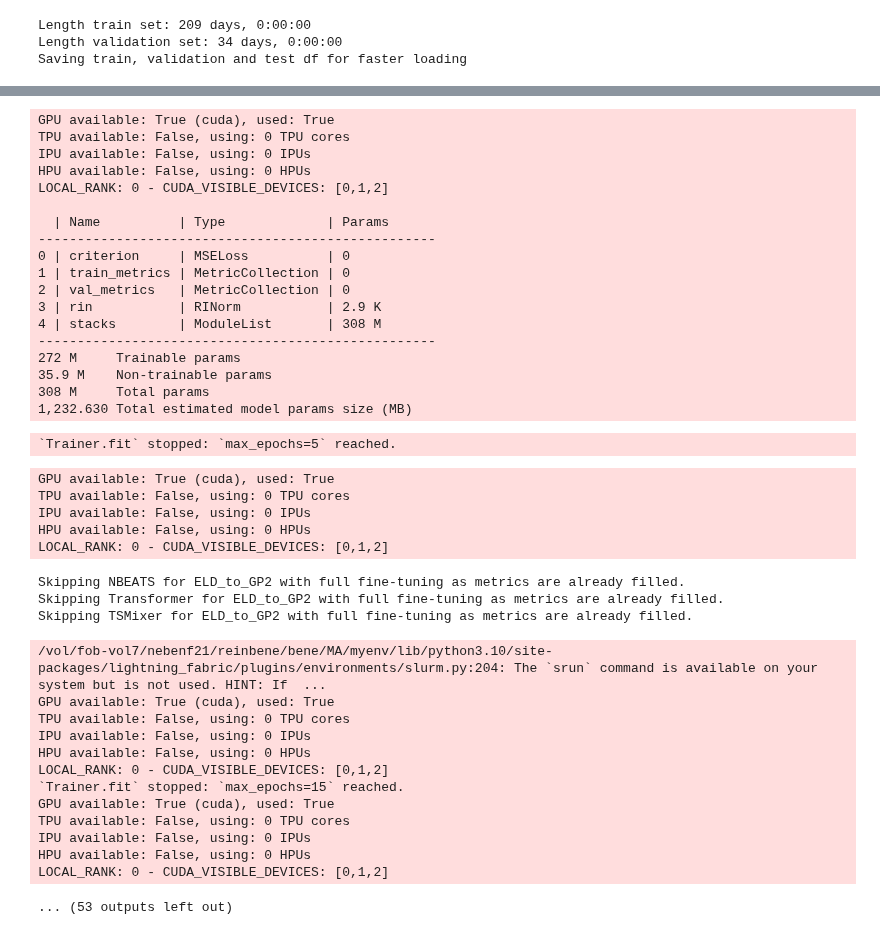
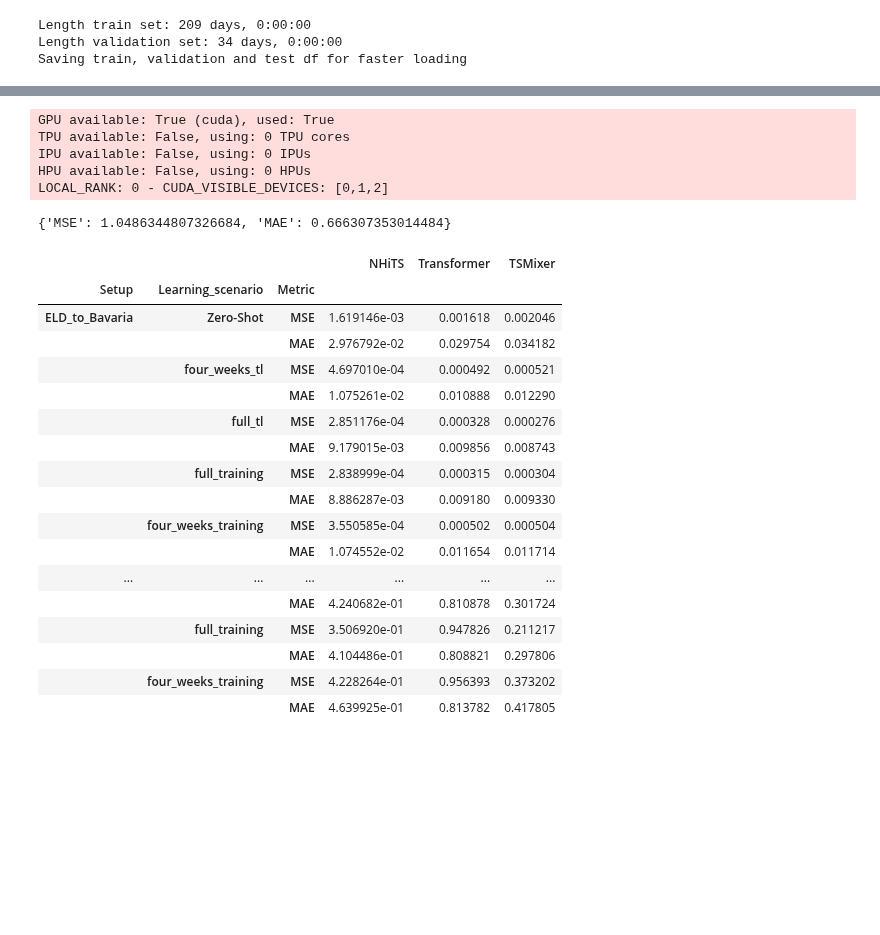
Before and after one commit to ben10ben/thesis, a Jupyter notebook: src/darts_full_implementation.ipynb, the cells around one changed output, grey strips where cells are left out. Drawn from its saved outputs; the diff is of its cells as text; code cells hidden in the pictures; blank space fills up the shorter version.

```diff
--- a/src/darts_full_implementation.ipynb
+++ b/src/darts_full_implementation.ipynb
@@ -11,10 +11,12 @@ import pickle
 import pandas as pd
 import config
 import copy
+from pytorch_lightning.callbacks import ModelCheckpoint
+from pytorch_lightning.callbacks.early_stopping import EarlyStopping
+
 
 # Constants
 DEVICE = [1]
-NUM_EPOCHS = 5
 IN_LEN = 96
 OUT_LEN = 96
 LOSS_FN = torch.nn.MSELoss()
@@ -23,13 +25,16 @@ NUM_STACKS = 4
 NUM_BLOCKS = 2
 NUM_LAYERS = 2
 COEFFS_DIM = 5
-DROPOUT = 0.2
-VERBOSE = False
+DROPOUT = 0.25
+VERBOSE = True
 TRAIN_EPOCHS = 15
 TUNE_EPOCHS = 5
 four_weeks = -24*7*4
+LR = 0.005
 
 metrics_output_path = config.CONFIG_OUTPUT_PATH["darts"] / "darts_metrics.csv"
+
+model_path = config.CONFIG_MODEL_LOCATION["darts"]
 # %%
 def extend_source_to_target_id_count(source, target):
     source_id_count = source["train"].shape[1]
@@ -245,14 +276,14 @@ tl_setups = {
     "GP2_to_ELD" : (gp_dict, electricity_dict)
      }
 # %%
-# Initialize the DataFrame
 models = {
     "NHiTS": train_nhits,
-    "NBEATS": train_nbeats,
+  #  "NBEATS": train_nbeats,
     "Transformer": train_transformer,
     "TSMixer": train_tsmixer
 }
 
+# Initialize the DataFrame
 try:
     results_df = pd.read_csv(metrics_output_path, index_col=[0, 1, 2])
 except FileNotFoundError:
@@ -277,6 +308,7 @@ def run_model_tl(setup_name, tl_data):
     target_fine_tuning = tl_data["target_fine_tuning"]
     target_test = tl_data["target_test"]
     target_train = tl_data["target_train"]
+    #target_val = tl_data["target_validation"]
 
     for model_name, model_func in models.items():
         if is_metric_filled(setup_name, model_name, "full_tl"):
@@ -294,7 +326,7 @@ def run_model_tl(setup_name, tl_data):
         print(f"Metrics updated for {model_name} in {setup_name} with zero-shot fine-tuning: MAE = {metrics['MAE']}, MSE = {metrics['MSE']}")
 
         # Fine-tune on small target train set (four_weeks_tl)
-        model = fine_tune_model(model, target_fine_tuning, epochs=TUNE_EPOCHS)
+        model = fine_tune_model(model, target_fine_tuning, epochs=TUNE_EPOCHS + 5)
         metrics = evaluate(model, target_test)
         update_metrics(setup_name, model_name, "four_weeks_tl", metrics['MAE'], metrics['MSE'])
 
@@ -336,10 +368,5 @@ for setup_name, (source_data, target_data) in tl_setups.items():
     run_model_tl(setup_name, tl_data)
     train_baselines(setup_name, tl_data)
 
-
-# split source/target df into 2 index columns
-results_df.to_csv(metrics_output_path)
-
-# Drop rows with NaN values and save the final results
 results_df
 # %% [output]
@@ -393,40 +417,24 @@ LOCAL_RANK: 0 - CUDA_VISIBLE_DEVICES: [0,1,2]
 GPU available: True (cuda), used: True
 TPU available: False, using: 0 TPU cores
 IPU available: False, using: 0 IPUs
 HPU available: False, using: 0 HPUs
 LOCAL_RANK: 0 - CUDA_VISIBLE_DEVICES: [0,1,2]
-
-  | Name          | Type             | Params
----------------------------------------------------
-0 | criterion     | MSELoss          | 0
-1 | train_metrics | MetricCollection | 0
-2 | val_metrics   | MetricCollection | 0
-3 | rin           | RINorm           | 2.9 K
-4 | stacks        | ModuleList       | 308 M
----------------------------------------------------
-272 M     Trainable params
-35.9 M    Non-trainable params
-308 M     Total params
-1,232.630 Total estimated model params size (MB)
-`Trainer.fit` stopped: `max_epochs=5` reached.
+{'MSE': 1.0486344807326684, 'MAE': 0.666307353014484}
-GPU available: True (cuda), used: True
-TPU available: False, using: 0 TPU cores
-IPU available: False, using: 0 IPUs
-HPU available: False, using: 0 HPUs
-LOCAL_RANK: 0 - CUDA_VISIBLE_DEVICES: [0,1,2]
-Skipping NBEATS for ELD_to_GP2 with full fine-tuning as metrics are already filled.
-Skipping Transformer for ELD_to_GP2 with full fine-tuning as metrics are already filled.
-Skipping TSMixer for ELD_to_GP2 with full fine-tuning as metrics are already filled.
-/vol/fob-vol7/nebenf21/reinbene/bene/MA/myenv/lib/python3.10/site-packages/lightning_fabric/plugins/environments/slurm.py:204: The `srun` command is available on your system but is not used. HINT: If  ...
-GPU available: True (cuda), used: True
-TPU available: False, using: 0 TPU cores
-IPU available: False, using: 0 IPUs
-HPU available: False, using: 0 HPUs
-LOCAL_RANK: 0 - CUDA_VISIBLE_DEVICES: [0,1,2]
-`Trainer.fit` stopped: `max_epochs=15` reached.
-GPU available: True (cuda), used: True
-TPU available: False, using: 0 TPU cores
-IPU available: False, using: 0 IPUs
-HPU available: False, using: 0 HPUs
-LOCAL_RANK: 0 - CUDA_VISIBLE_DEVICES: [0,1,2]
-... (53 outputs left out)
+|  |  |  | NHiTS | Transformer | TSMixer |
+| Setup | Learning_scenario | Metric |  |  |  |
+| ELD_to_Bavaria | Zero-Shot | MSE | 1.619146e-03 | 0.001618 | 0.002046 |
+|  |  | MAE | 2.976792e-02 | 0.029754 | 0.034182 |
+|  | four_weeks_tl | MSE | 4.697010e-04 | 0.000492 | 0.000521 |
+|  |  | MAE | 1.075261e-02 | 0.010888 | 0.012290 |
+|  | full_tl | MSE | 2.851176e-04 | 0.000328 | 0.000276 |
+|  |  | MAE | 9.179015e-03 | 0.009856 | 0.008743 |
+|  | full_training | MSE | 2.838999e-04 | 0.000315 | 0.000304 |
+|  |  | MAE | 8.886287e-03 | 0.009180 | 0.009330 |
+|  | four_weeks_training | MSE | 3.550585e-04 | 0.000502 | 0.000504 |
+|  |  | MAE | 1.074552e-02 | 0.011654 | 0.011714 |
+| ... | ... | ... | ... | ... | ... |
+|  |  | MAE | 4.240682e-01 | 0.810878 | 0.301724 |
+|  | full_training | MSE | 3.506920e-01 | 0.947826 | 0.211217 |
+|  |  | MAE | 4.104486e-01 | 0.808821 | 0.297806 |
+|  | four_weeks_training | MSE | 4.228264e-01 | 0.956393 | 0.373202 |
+|  |  | MAE | 4.639925e-01 | 0.813782 | 0.417805 |
```
Also changed, not shown: parts of 3 cells of this notebook, 38 other files.
